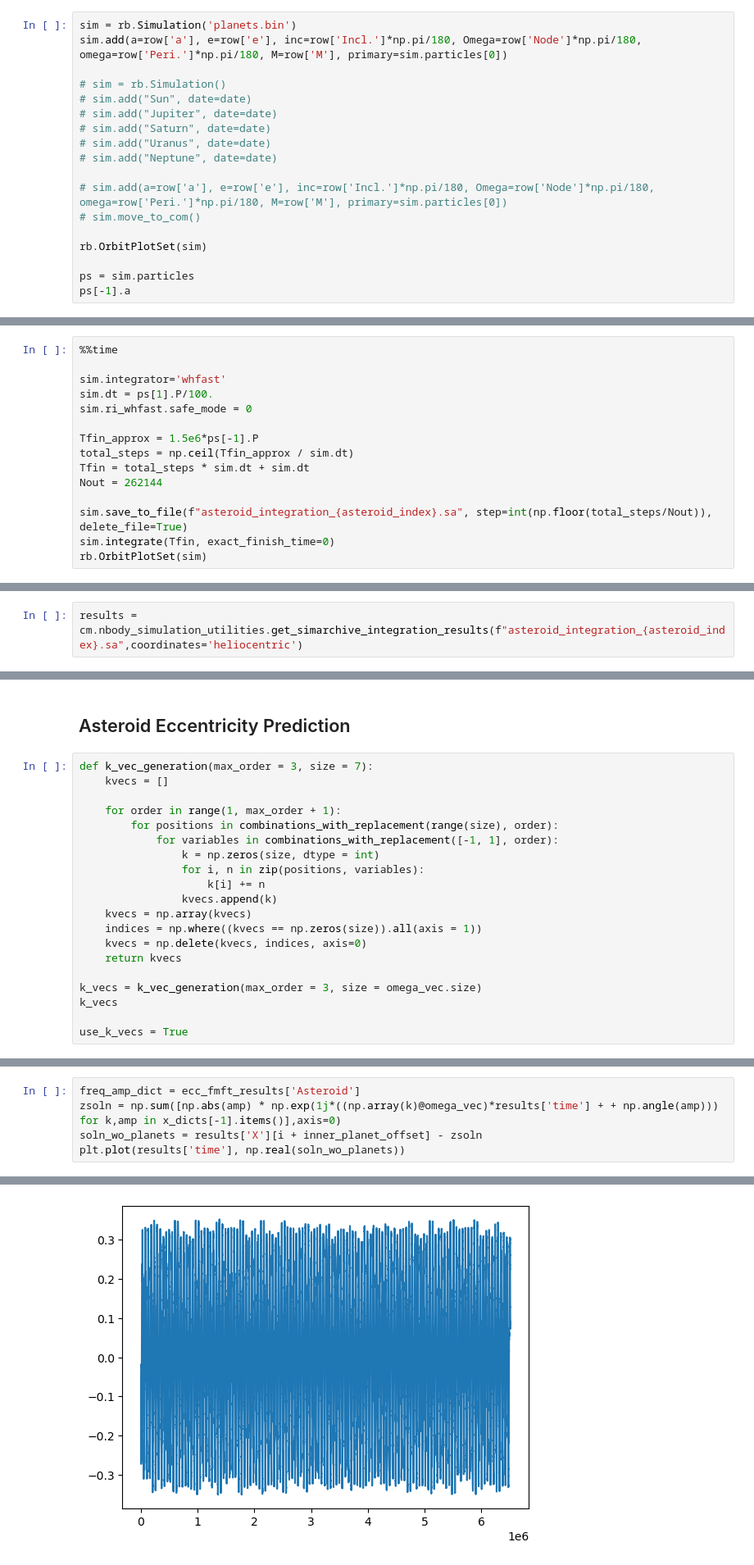
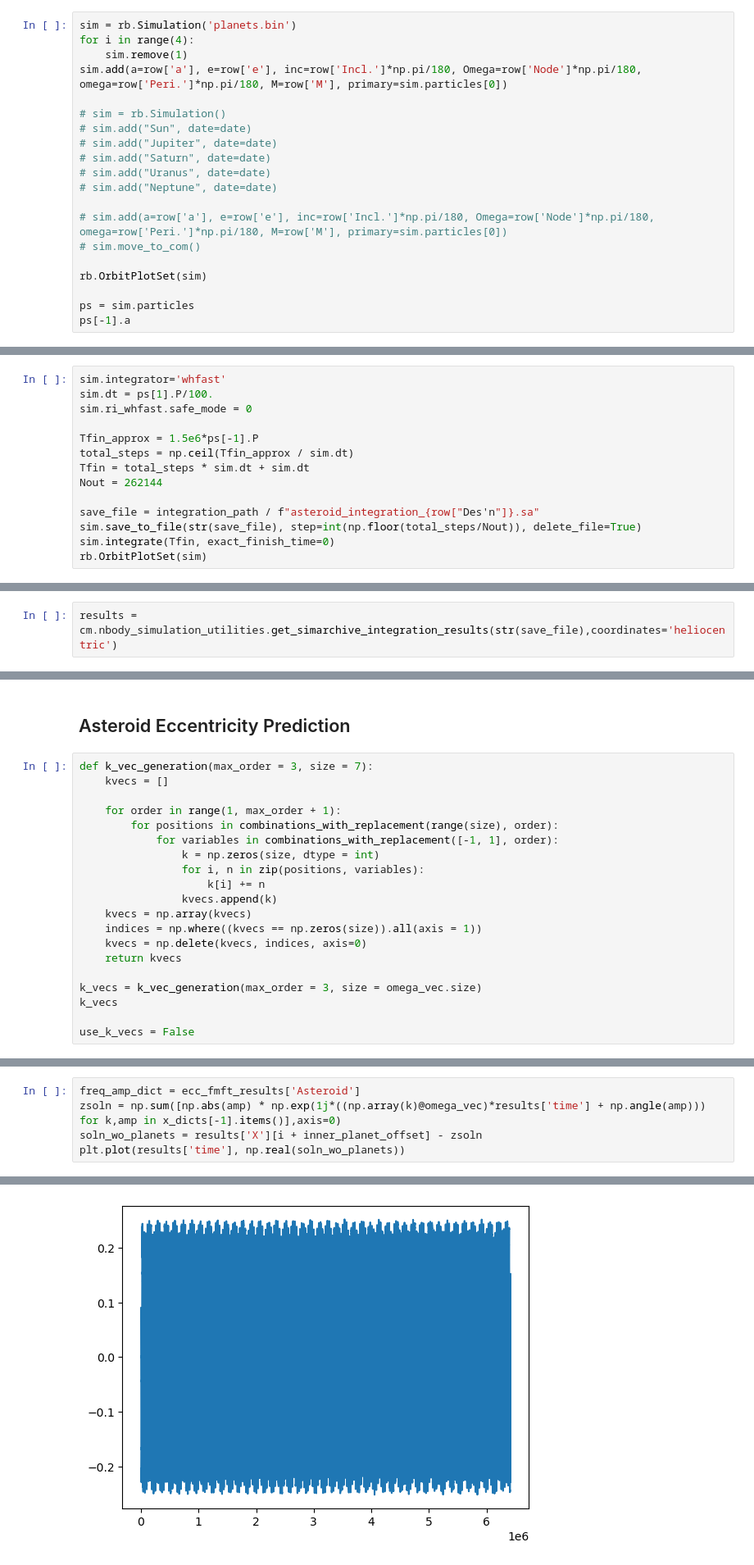
Before and after one commit to kavidey/action-angle-discovery, a Jupyter notebook: Integrations.ipynb, the cells around one changed output, grey strips where cells are left out. Shown at 82% size. Cells and saved outputs as stored; diff of their text form.

```diff
--- a/Integrations.ipynb
+++ b/Integrations.ipynb
@@ -86,6 +90,8 @@ NumOpps           114
 Name: 2, dtype: object
 # %%
 sim = rb.Simulation('planets.bin')
+for i in range(4):
+    sim.remove(1)
 sim.add(a=row['a'], e=row['e'], inc=row['Incl.']*np.pi/180, Omega=row['Node']*np.pi/180, omega=row['Peri.']*np.pi/180, M=row['M'], primary=sim.particles[0])
 
 # sim = rb.Simulation()
@@ -110,6 +116,4 @@ Ignoring fixed x limits to fulfill fixed data aspect with adjustable data limits
 # %%
-%%time
-
 sim.integrator='whfast'
 sim.dt = ps[1].P/100.
 sim.ri_whfast.safe_mode = 0
@@ -119,7 +123,8 @@ total_steps = np.ceil(Tfin_approx / sim.dt)
 Tfin = total_steps * sim.dt + sim.dt
 Nout = 262144
 
-sim.save_to_file(f"asteroid_integration_{asteroid_index}.sa", step=int(np.floor(total_steps/Nout)), delete_file=True)
+save_file = integration_path / f"asteroid_integration_{row["Des'n"]}.sa"
+sim.save_to_file(str(save_file), step=int(np.floor(total_steps/Nout)), delete_file=True)
 sim.integrate(Tfin, exact_finish_time=0)
 rb.OrbitPlotSet(sim)
 # %% [output]
@@ -132,5 +137,5 @@ Ignoring fixed x limits to fulfill fixed data aspect with adjustable data limits
 # %%
-results = cm.nbody_simulation_utilities.get_simarchive_integration_results(f"asteroid_integration_{asteroid_index}.sa",coordinates='heliocentric')
+results = cm.nbody_simulation_utilities.get_simarchive_integration_results(str(save_file),coordinates='heliocentric')
 # %%
 fig, ax = plt.subplots()
 ax.plot(results['time'], results['a'][-1], '.')
@@ -267,7 +272,7 @@ def k_vec_generation(max_order = 3, size = 7):
 k_vecs = k_vec_generation(max_order = 3, size = omega_vec.size)
 k_vecs
 
-use_k_vecs = True
+use_k_vecs = False
 # %%
 eye_N = np.eye(omega_vec.size,dtype = int)
 x_dicts = []
@@ -402,11 +407,11 @@ plt.show()
 # %%
 freq_amp_dict = ecc_fmft_results['Asteroid']
-zsoln = np.sum([np.abs(amp) * np.exp(1j*((np.array(k)@omega_vec)*results['time'] + + np.angle(amp))) for k,amp in x_dicts[-1].items()],axis=0)
+zsoln = np.sum([np.abs(amp) * np.exp(1j*((np.array(k)@omega_vec)*results['time'] + np.angle(amp))) for k,amp in x_dicts[-1].items()],axis=0)
 soln_wo_planets = results['X'][i + inner_planet_offset] - zsoln
 plt.plot(results['time'], np.real(soln_wo_planets))
 # %% [output]
 [<matplotlib.lines.Line2D at 0x...>]
-[figure, old version]
+[figure, new version]
 # %%
 ecc_fmft_result = fmft(results['time'], soln_wo_planets, 14)
 
```
Also changed, not shown: parts of 11 cells of this notebook, 1 other file.
